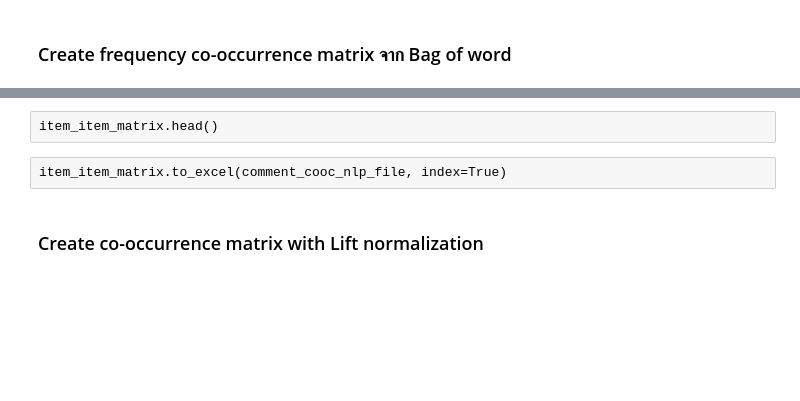
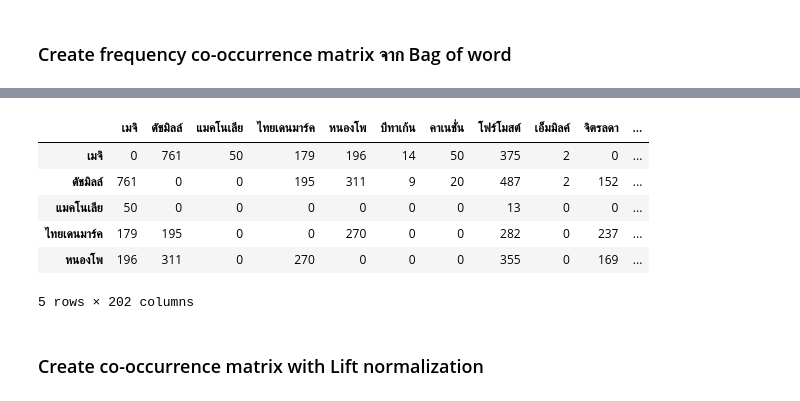
Before and after one commit to pacharapol4066/Product-Position-SNA, a Jupyter notebook: EDA_Token_CoocMat_MongoDB_FineTune1.ipynb, the cells around one changed output, grey strips where cells are left out. Drawn from its saved outputs; the diff is of its cells as text; code cells hidden in the pictures; blank space fills up the shorter version.

```diff
--- a/EDA_Token_CoocMat_MongoDB_FineTune1.ipynb
+++ b/EDA_Token_CoocMat_MongoDB_FineTune1.ipynb
@@ -763,4 +732,0 @@ for i in range(0,len(item_item_matrix.columns)):
-# %% [raw]
-item_item_matrix.head()
-# %% [raw]
-item_item_matrix.to_excel(comment_cooc_nlp_file, index=True)
@@ -766,0 +751,10 @@ item_item_matrix.to_excel(comment_cooc_nlp_file, index=True)
+# %%
+item_item_matrix.head()
+# %% [output]
+|  | เมจิ | ดัชมิลล์ | แมคโนเลีย | ไทยเดนมาร์ค | หนองโพ | บีทาเก้น | คาเนชั่น | โฟร์โมสต์ | เอ็มมิลค์ | จิตรลดา | ... |
+| เมจิ | 0 | 761 | 50 | 179 | 196 | 14 | 50 | 375 | 2 | 0 | ... |
+| ดัชมิลล์ | 761 | 0 | 0 | 195 | 311 | 9 | 20 | 487 | 2 | 152 | ... |
+| แมคโนเลีย | 50 | 0 | 0 | 0 | 0 | 0 | 0 | 13 | 0 | 0 | ... |
+| ไทยเดนมาร์ค | 179 | 195 | 0 | 0 | 270 | 0 | 0 | 282 | 0 | 237 | ... |
+| หนองโพ | 196 | 311 | 0 | 270 | 0 | 0 | 0 | 355 | 0 | 169 | ... |
+5 rows × 202 columns
```
Also changed, not shown: parts of 33 cells of this notebook, 2 other files.
